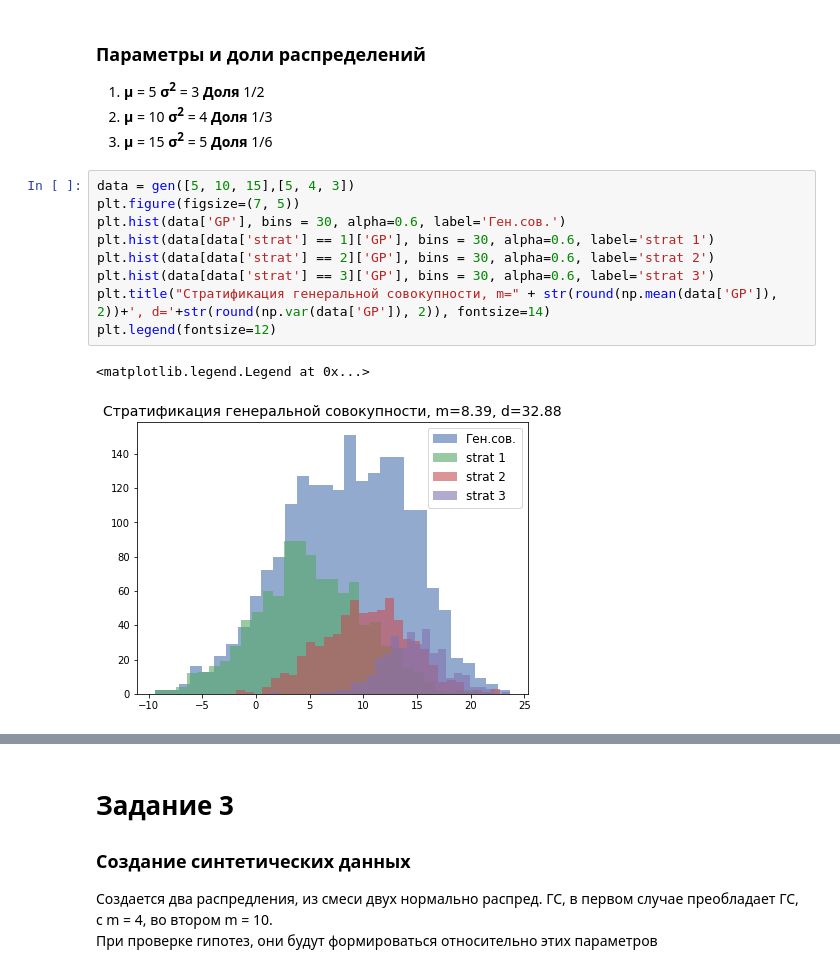
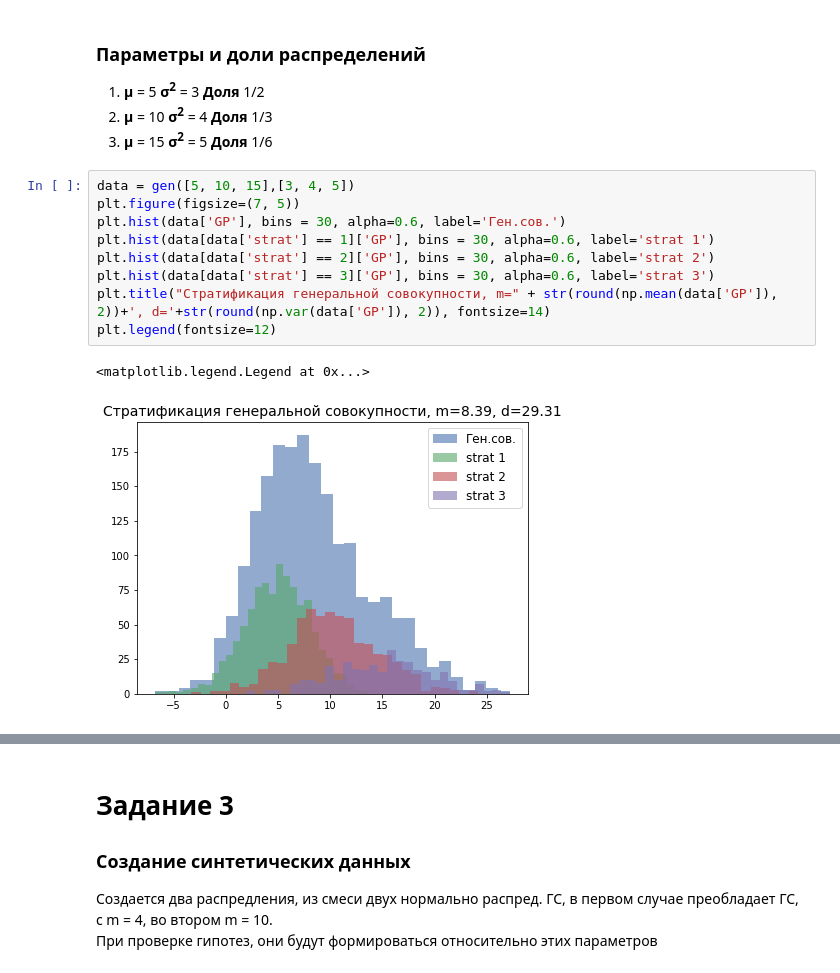
Before and after one commit to kozloffevgeniy/internship_courses, a Jupyter notebook: HT1.ipynb, the cells around one changed output, grey strips where cells are left out. Drawn from its saved outputs; the diff is of its cells as text.

```diff
--- a/HT1.ipynb
+++ b/HT1.ipynb
@@ -557,17 +572,17 @@ stat
     <li><b>μ</b> = 15 <b>σ<sup>2</sup></b> = 5 <b>Доля</b> 1/6 </li>
 </ol>
 # %%
-data = gen([5, 10, 15],[5, 4, 3])
+data = gen([5, 10, 15],[3, 4, 5])
 plt.figure(figsize=(7, 5))
 plt.hist(data['GP'], bins = 30, alpha=0.6, label='Ген.сов.')
 plt.hist(data[data['strat'] == 1]['GP'], bins = 30, alpha=0.6, label='strat 1')
 plt.hist(data[data['strat'] == 2]['GP'], bins = 30, alpha=0.6, label='strat 2')
 plt.hist(data[data['strat'] == 3]['GP'], bins = 30, alpha=0.6, label='strat 3')
 plt.title("Стратификация генеральной совокупности, m=" + str(round(np.mean(data['GP']), 2))+', d='+str(round(np.var(data['GP']), 2)), fontsize=14)
 plt.legend(fontsize=12)
 # %% [output]
 <matplotlib.legend.Legend at 0x...>
-[figure, old version]
+[figure, new version]
 # %%
 result = []
 for i in range(1000):
```
Also changed, not shown: parts of 18 cells of this notebook.
